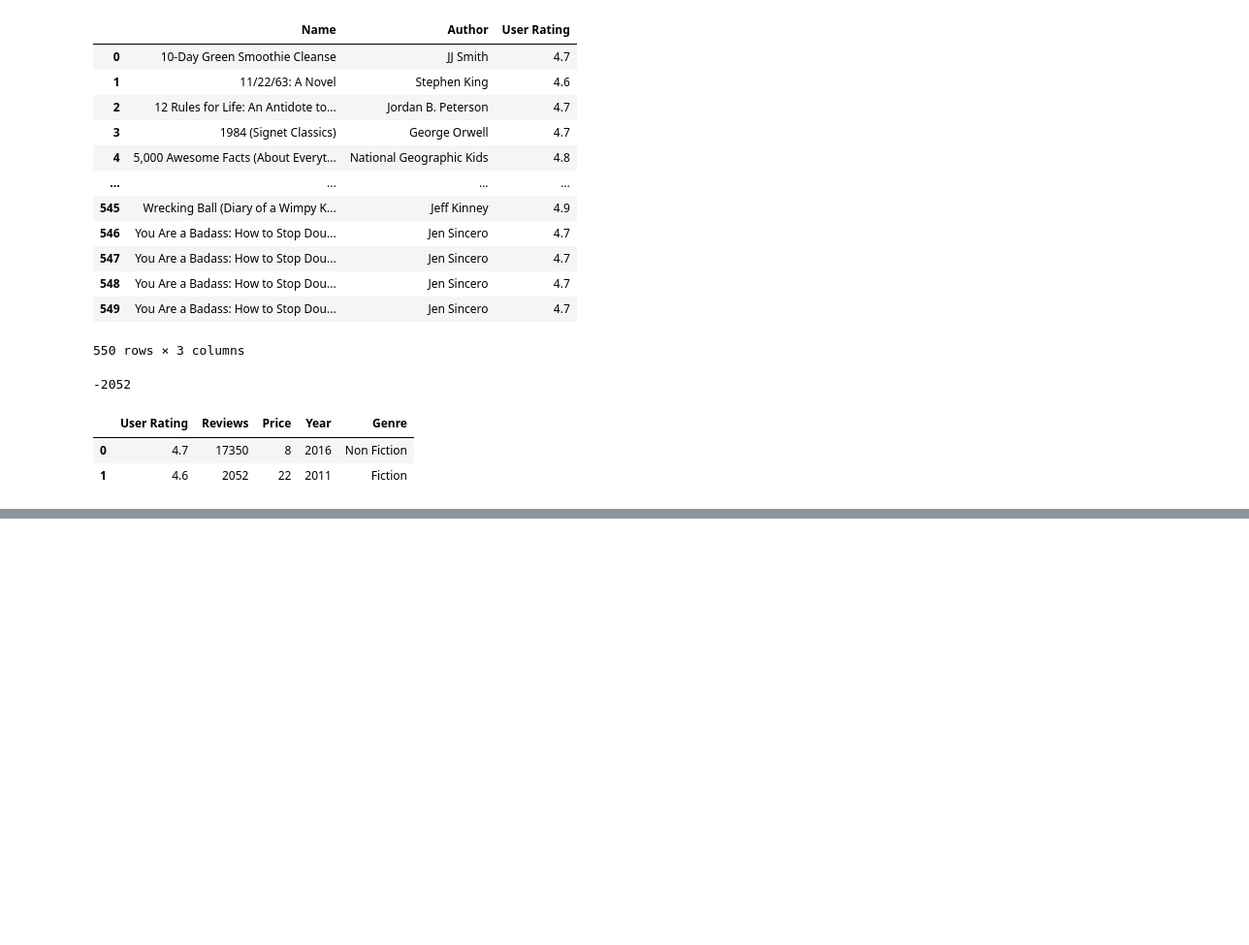
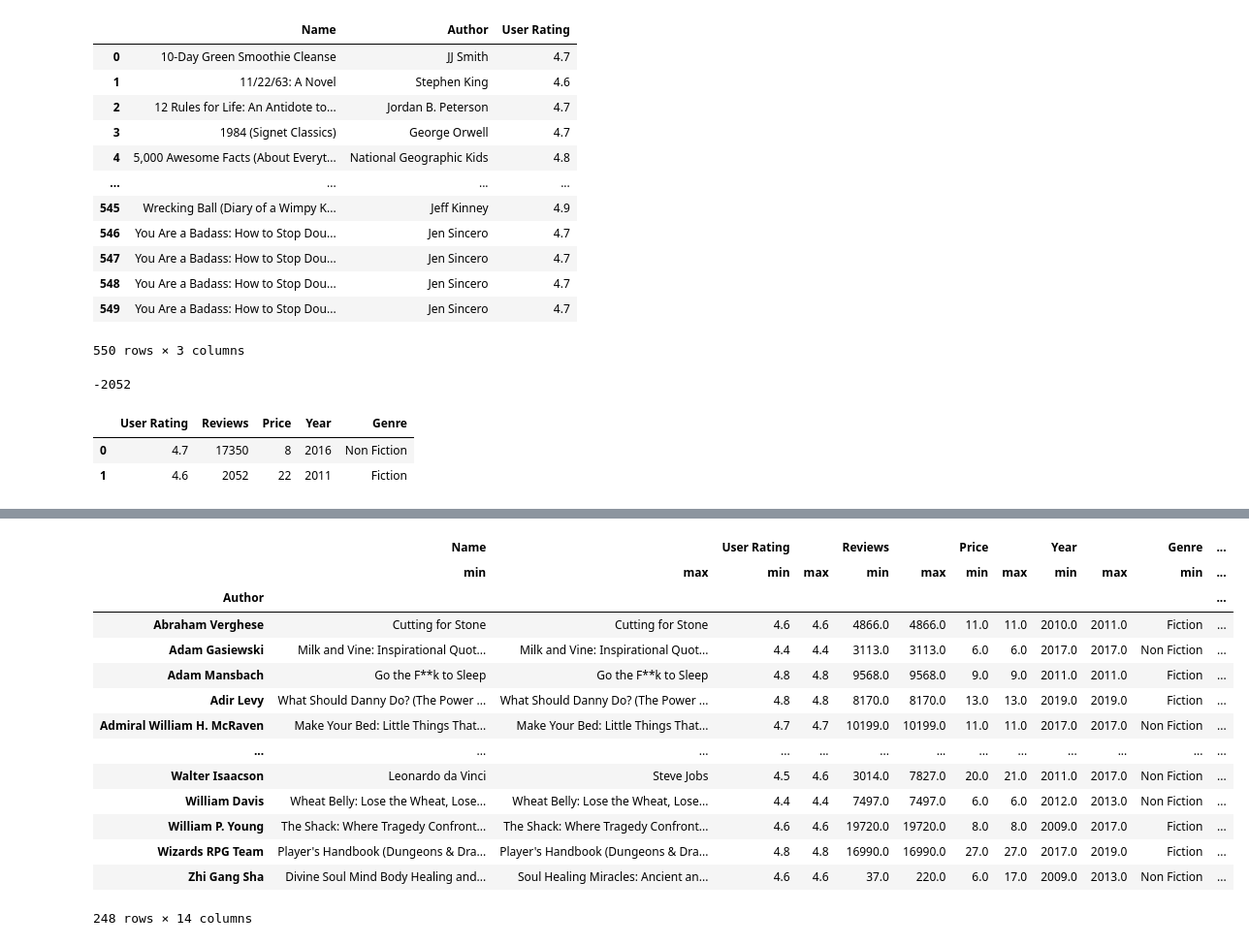
Before and after one commit to Emileo12/Curso-Pandas-y-Numpy, a Jupyter notebook: Codigo/Serias_Pandas.ipynb, the cells around one changed output, grey strips where cells are left out. Shown at 97% size. Saved outputs shown, nothing was run; the diff lists cells and outputs as text; code cells hidden in the pictures; blank space fills up the shorter version.

```diff
--- a/Codigo/Serias_Pandas.ipynb
+++ b/Codigo/Serias_Pandas.ipynb
@@ -210,0 +393,5 @@ df_books.iloc[:2,2:]
+# %%
+#Importar denuevo
+df_books = pd.read_csv("C:/Users/User/Desktop/Productivo/Platzi/Manipulacion y transformacion datos Pandas y Numpy/Codigo/Bestsellers-with-categories.csv", sep=","
+                  , header=0) # sep indica como se separa los datos, header indica en que posicicon esta las columnas, names para cambiar de nombre los headers (se pasa una lista)
+df_books.head(2)
@@ -210,0 +563,3 @@ df_books.iloc[:2,2:]
+# %%
+df_books = pd.concat([df_books,df_books.iloc[0]], axis=0) #duplicamos el primer registro
+df_books
@@ -210,0 +639,19 @@ df_books.iloc[:2,2:]
+# %%
+df_books.groupby("Author").agg(["min","max"])
+# .agg para dar varias funciones
+# %% [output]
+|  | Name |  | User Rating |  | Reviews |  | Price |  | Year |  | Genre | ... |
+|  | min | max | min | max | min | max | min | max | min | max | min | ... |
+| Author |  |  |  |  |  |  |  |  |  |  |  | ... |
+| Abraham Verghese | Cutting for Stone | Cutting for Stone | 4.6 | 4.6 | 4866.0 | 4866.0 | 11.0 | 11.0 | 2010.0 | 2011.0 | Fiction | ... |
+| Adam Gasiewski | Milk and Vine: Inspirational Quot... | Milk and Vine: Inspirational Quot... | 4.4 | 4.4 | 3113.0 | 3113.0 | 6.0 | 6.0 | 2017.0 | 2017.0 | Non Fiction | ... |
+| Adam Mansbach | Go the F**k to Sleep | Go the F**k to Sleep | 4.8 | 4.8 | 9568.0 | 9568.0 | 9.0 | 9.0 | 2011.0 | 2011.0 | Fiction | ... |
+| Adir Levy | What Should Danny Do? (The Power ... | What Should Danny Do? (The Power ... | 4.8 | 4.8 | 8170.0 | 8170.0 | 13.0 | 13.0 | 2019.0 | 2019.0 | Fiction | ... |
+| Admiral William H. McRaven | Make Your Bed: Little Things That... | Make Your Bed: Little Things That... | 4.7 | 4.7 | 10199.0 | 10199.0 | 11.0 | 11.0 | 2017.0 | 2017.0 | Non Fiction | ... |
+| ... | ... | ... | ... | ... | ... | ... | ... | ... | ... | ... | ... | ... |
+| Walter Isaacson | Leonardo da Vinci | Steve Jobs | 4.5 | 4.6 | 3014.0 | 7827.0 | 20.0 | 21.0 | 2011.0 | 2017.0 | Non Fiction | ... |
+| William Davis | Wheat Belly: Lose the Wheat, Lose... | Wheat Belly: Lose the Wheat, Lose... | 4.4 | 4.4 | 7497.0 | 7497.0 | 6.0 | 6.0 | 2012.0 | 2013.0 | Non Fiction | ... |
+| William P. Young | The Shack: Where Tragedy Confront... | The Shack: Where Tragedy Confront... | 4.6 | 4.6 | 19720.0 | 19720.0 | 8.0 | 8.0 | 2009.0 | 2017.0 | Fiction | ... |
+| Wizards RPG Team | Player's Handbook (Dungeons & Dra... | Player's Handbook (Dungeons & Dra... | 4.8 | 4.8 | 16990.0 | 16990.0 | 27.0 | 27.0 | 2017.0 | 2019.0 | Fiction | ... |
+| Zhi Gang Sha | Divine Soul Mind Body Healing and... | Soul Healing Miracles: Ancient an... | 4.6 | 4.6 | 37.0 | 220.0 | 6.0 | 17.0 | 2009.0 | 2013.0 | Non Fiction | ... |
+248 rows × 14 columns
```
Also changed, not shown: parts of 88 cells of this notebook, 1 other file.
